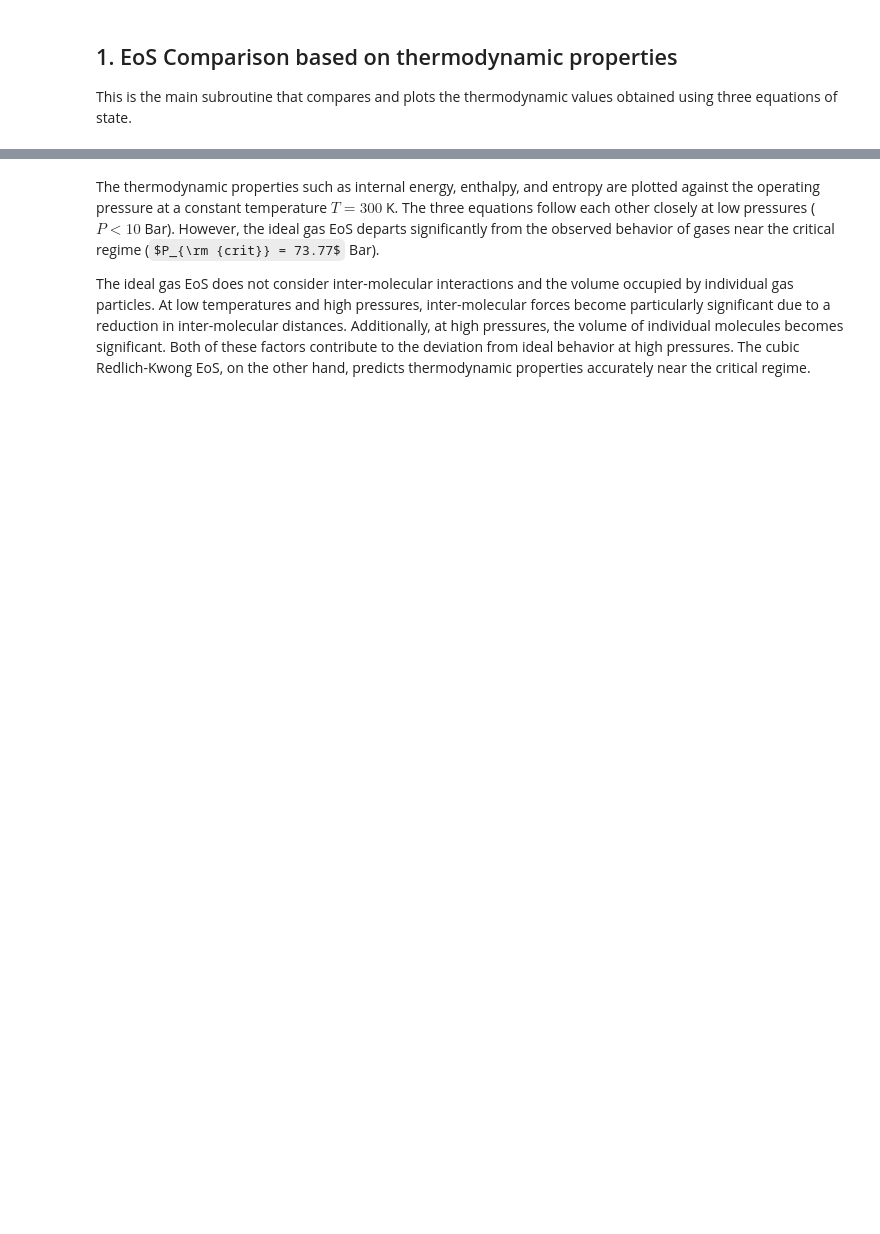
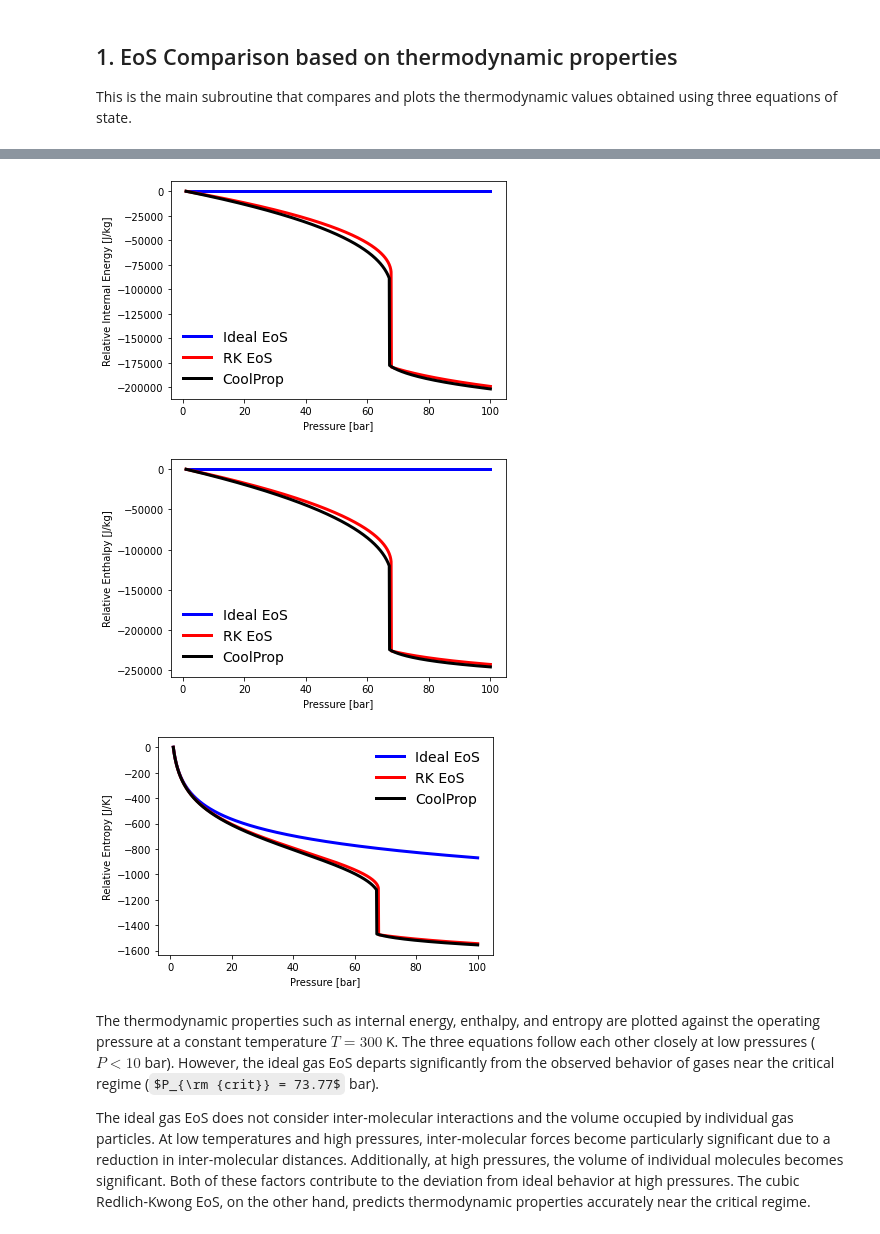
Before and after one commit to Cantera/cantera-jupyter, a Jupyter notebook: thermo/EquationsOfState.ipynb, the cells around one changed output, grey strips where cells are left out. Saved outputs shown, nothing was run; the diff lists cells and outputs as text; code cells hidden in the pictures; some formulas as TeX source; blank space fills up the shorter version.

```diff
--- a/thermo/EquationsOfState.ipynb
+++ b/thermo/EquationsOfState.ipynb
@@ -98,25 +96,25 @@ This is the main subroutine that compares and plots the thermodynamic values obt
 
 # Input parameters
 T = 300                               # Temperature is constant [unit:K]
-p = 1e5*np.linspace(1, 100, 1000)     # Pressure is varied from 1 to 100 bar [unit:Pa]
+p = 1e5 * np.linspace(1, 100, 1000)     # Pressure is varied from 1 to 100 bar [unit:Pa]
 
-# Read the ideal gas-phase
-gasIdeal = ct.Solution('data/co2-thermo.yaml', 'CO2-Ideal', transport=None)
-[hIdeal, uIdeal, sIdeal, cpIdeal, cvIdeal] = get_thermo_Cantera(gasIdeal, T, p)
+# Read the ideal-gas phase
+gas_ideal = ct.Solution('data/co2-thermo.yaml', 'CO2-Ideal', transport=None)
+h_ideal, u_ideal, s_ideal, cp_ideal, cv_ideal = get_thermo_Cantera(gas_ideal, T, p)
 
-# Read the R-K gas-phase
-gasRK = ct.Solution('data/co2-thermo.yaml', 'CO2-RK', transport=None)
-[hRK, uRK, sRK, cpRK, cvRK] = get_thermo_Cantera(gasRK, T, p)
+# Read the Redlich-Kwong phase
+gas_RK = ct.Solution('data/co2-thermo.yaml', 'CO2-RK', transport=None)
+h_RK, u_RK, s_RK, cp_RK, cv_RK = get_thermo_Cantera(gas_RK, T, p)
 
 # Read the thermo data using CoolProp
-[hCoolProp, uCoolProp, sCoolProp, cpCoolProp, cvCoolProp] = get_thermo_CoolProp(T, p)
+h_CoolProp, u_CoolProp, s_CoolProp, cp_CoolProp, cv_CoolProp = get_thermo_CoolProp(T, p)
 # %%
 # Plot the result
 
 # Internal energy
-plot(T, p, uIdeal, uRK, uCoolProp, "Relative Internal Energy [J/kg]")
+plot(T, p, u_ideal, u_RK, u_CoolProp, "Relative Internal Energy [J/kg]")
 # Enthalpy
-plot(T, p, hIdeal, hRK, hCoolProp, "Relative Enthalpy [J/kg]")
+plot(T, p, h_ideal, h_RK, h_CoolProp, "Relative Enthalpy [J/kg]")
 # Entropy
-plot(T, p, sIdeal, sRK, sCoolProp, "Relative Entropy [J/K]")
+plot(T, p, s_ideal, s_RK, s_CoolProp, "Relative Entropy [J/K]")
 # %% [output]
@@ -129,5 +121,8 @@ plot(T, p, sIdeal, sRK, sCoolProp, "Relative Entropy [J/K]")
+[figure, added]
+[figure, added]
+[figure, added]
 # %% [markdown]
-The thermodynamic properties such as internal energy, enthalpy, and entropy are plotted against the operating pressure at a constant temperature $T = 300$ K. The three equations follow each other closely at low pressures ($P < 10$ Bar). However, the ideal gas EoS departs significantly from the observed behavior of gases near the critical regime ($P_{\rm {crit}} = 73.77$ Bar).
+The thermodynamic properties such as internal energy, enthalpy, and entropy are plotted against the operating pressure at a constant temperature $T = 300$ K. The three equations follow each other closely at low pressures ($P < 10$ bar). However, the ideal gas EoS departs significantly from the observed behavior of gases near the critical regime ($P_{\rm {crit}} = 73.77$ bar).
 
 The ideal gas EoS does not consider inter-molecular interactions and the volume occupied by individual gas particles. At low temperatures and high pressures, inter-molecular forces become particularly significant due to a reduction in inter-molecular distances. Additionally, at high pressures, the volume of individual molecules becomes significant. Both of these factors contribute to the deviation from ideal behavior at high pressures. The cubic Redlich-Kwong EoS, on the other hand, predicts thermodynamic properties accurately near the critical regime.
 # %%
```
Also changed, not shown: parts of 9 cells of this notebook.
